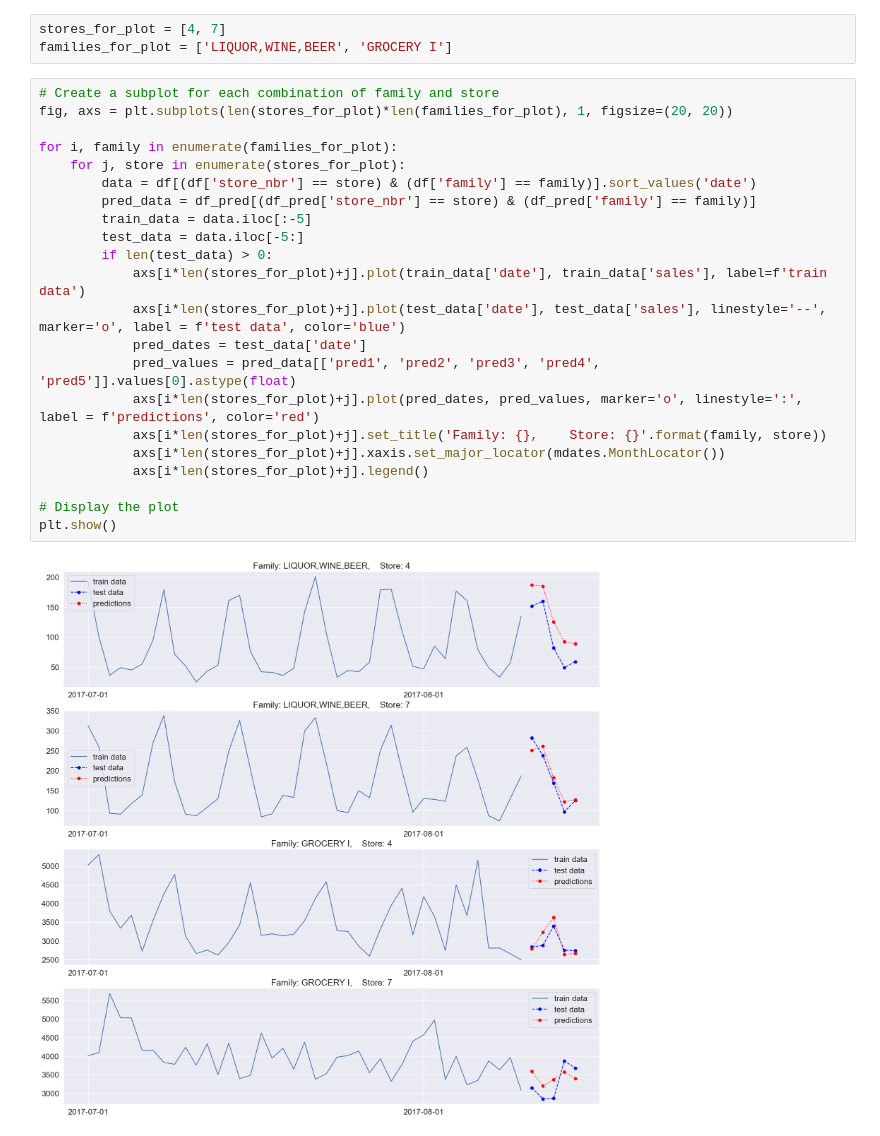
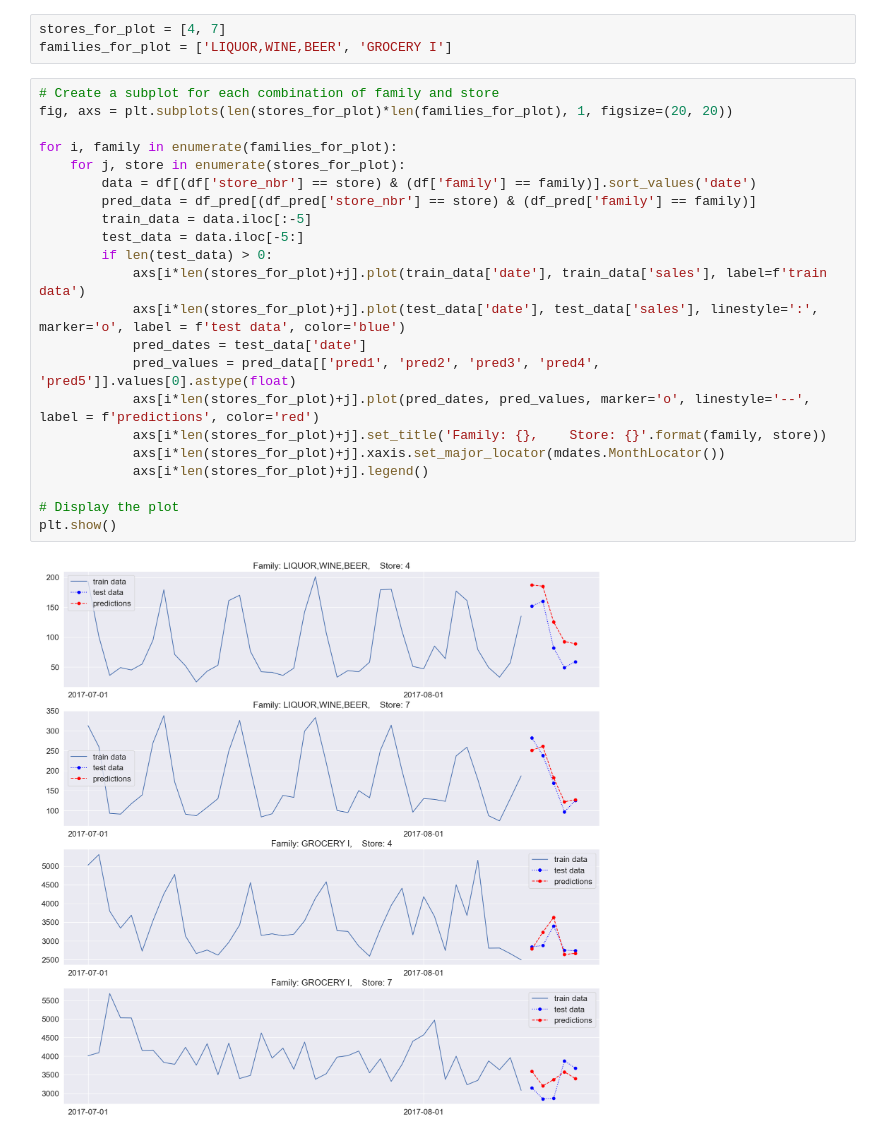
Before and after one commit to pzlav/time-sereies-prediction-in-ClickHouse, a Jupyter notebook: predictions.ipynb, the cells around one changed output. Cells and saved outputs as stored; diff of their text form.

```diff
--- a/predictions.ipynb
+++ b/predictions.ipynb
@@ -140,24 +140,24 @@ families_for_plot = ['LIQUOR,WINE,BEER', 'GROCERY I']
 # %%
 # Create a subplot for each combination of family and store
 fig, axs = plt.subplots(len(stores_for_plot)*len(families_for_plot), 1, figsize=(20, 20))
 
 for i, family in enumerate(families_for_plot):
     for j, store in enumerate(stores_for_plot):
         data = df[(df['store_nbr'] == store) & (df['family'] == family)].sort_values('date')
         pred_data = df_pred[(df_pred['store_nbr'] == store) & (df_pred['family'] == family)]
         train_data = data.iloc[:-5]
         test_data = data.iloc[-5:]
         if len(test_data) > 0:
             axs[i*len(stores_for_plot)+j].plot(train_data['date'], train_data['sales'], label=f'train data')
-            axs[i*len(stores_for_plot)+j].plot(test_data['date'], test_data['sales'], linestyle='--', marker='o', label = f'test data', color='blue')
+            axs[i*len(stores_for_plot)+j].plot(test_data['date'], test_data['sales'], linestyle=':', marker='o', label = f'test data', color='blue')
             pred_dates = test_data['date']
             pred_values = pred_data[['pred1', 'pred2', 'pred3', 'pred4', 'pred5']].values[0].astype(float)
-            axs[i*len(stores_for_plot)+j].plot(pred_dates, pred_values, marker='o', linestyle=':', label = f'predictions', color='red')
+            axs[i*len(stores_for_plot)+j].plot(pred_dates, pred_values, marker='o', linestyle='--', label = f'predictions', color='red')
             axs[i*len(stores_for_plot)+j].set_title('Family: {},    Store: {}'.format(family, store))
             axs[i*len(stores_for_plot)+j].xaxis.set_major_locator(mdates.MonthLocator())
             axs[i*len(stores_for_plot)+j].legend()
 
 # Display the plot
 plt.show()
 # %% [output]
-[figure, old version]
+[figure, new version]
```
Also changed, not shown: 2 other files.
